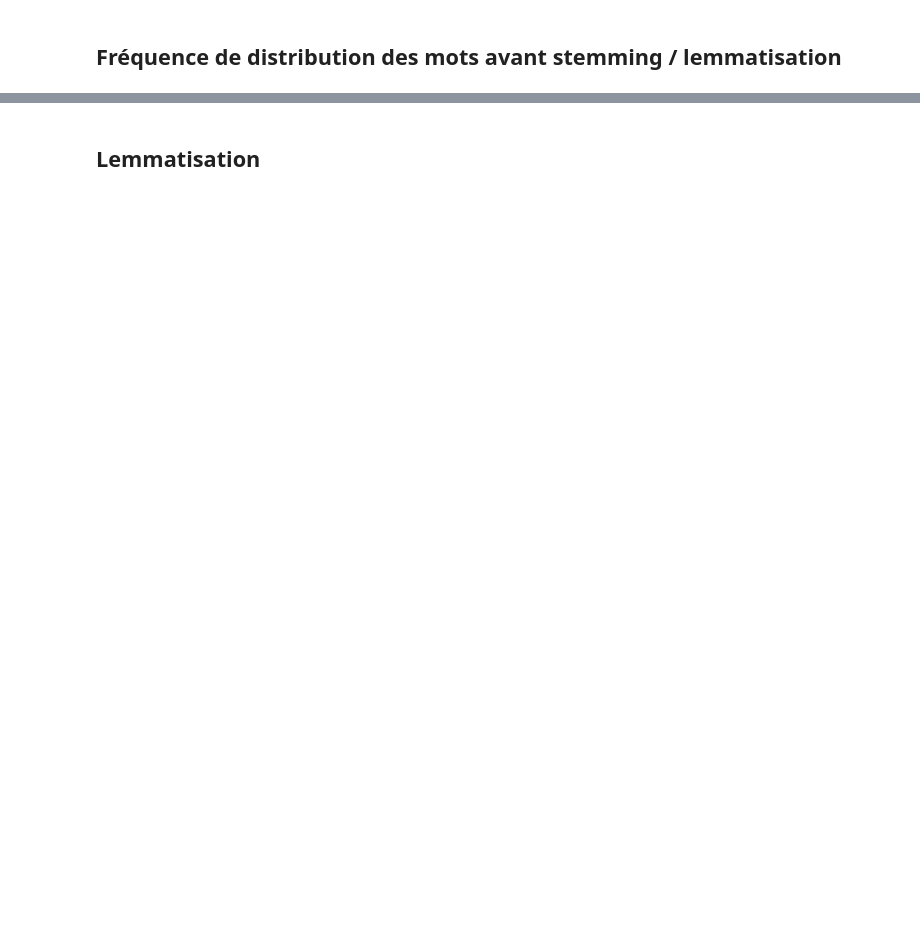
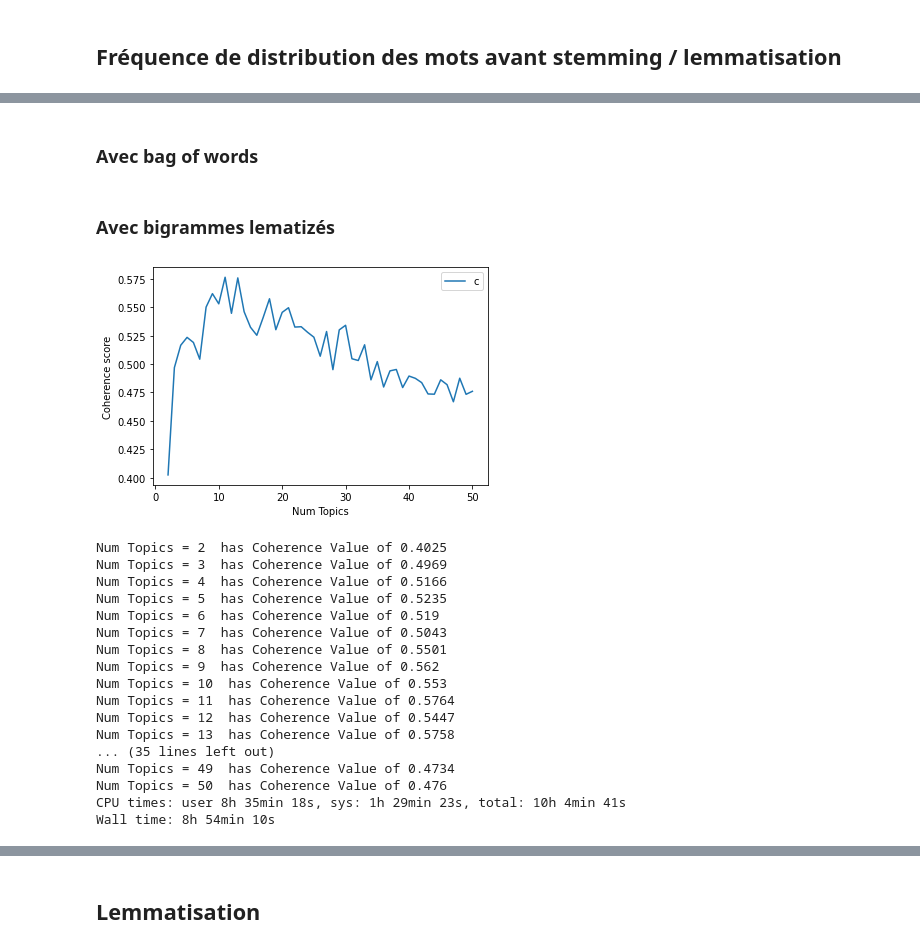
Before and after one commit to cedricsoares/openclassrooms-categoriser-automatiquement-des-questions, a Jupyter notebook: P5_01_notebookexploration.ipynb, the cells around one changed output, grey strips where cells are left out. Drawn from its saved outputs; the diff is of its cells as text; code cells hidden in the pictures; blank space fills up the shorter version.

```diff
--- a/P5_01_notebookexploration.ipynb
+++ b/P5_01_notebookexploration.ipynb
@@ -703,0 +1087,15 @@ word_dist_not_truncated[word_dist_not_truncated["Frequency"]>=1000].shape[0]
+# %% [markdown]
+### Avec bag of words
+# %%
+model_list, coherence_values = compute_coherence_values(mallet=False, dictionary=id2word, corpus=bow_corpus, texts=texts, start=2, limit=51, step=1)
+# %%
+limit=51; start=2; step=1;
+x = range(start, limit, step)
+plt.plot(x, coherence_values)
+plt.xlabel("Num Topics")
+plt.ylabel("Coherence score")
+plt.legend(("coherence_values"), loc='best')
+plt.show()
+
+for m, cv in zip(x, coherence_values):
+    print("Num Topics =", m, " has Coherence Value of", round(cv, 4))
@@ -703,0 +1109,63 @@ word_dist_not_truncated[word_dist_not_truncated["Frequency"]>=1000].shape[0]
+# %% [markdown]
+### Avec bigrammes lematizés
+# %%
+%%time
+import spacy
+nlp = spacy.load('en_core_web_sm',disable=['parser', 'ner'])
+
+data = filtered_data['tokenized_post'].values.tolist()
+
+bigram = gensim.models.Phrases(data, min_count=1000, threshold=100)
+bigram_mod = gensim.models.phrases.Phraser(bigram)
+
+data_bigrams = [bigram_mod[doc] for doc in data]
+
+def make_bigrams(texts):
+    return [bigram_mod[doc] for doc in texts]
+
+def lemmatization(texts, allowed_postags=['NOUN', 'ADJ', 'VERB', 'ADV']):
+    """https://spacy.io/api/annotation"""
+    texts_out = []
+    for sent in texts:
+        doc = nlp(" ".join(sent))
+        texts_out.append([token.lemma_ for token in doc if token.pos_ in allowed_postags])
+    return texts_out
+
+bigrams_data = make_bigrams(data)
+lemmatized_data = lemmatization(bigrams_data, allowed_postags=['NOUN', 'ADJ', 'VERB', 'ADV'])
+
+id2word = corpora.Dictionary(lemmatized_data)
+corpus = [id2word.doc2bow(text) for text in texts]
+bow_corpus = [id2word.doc2bow(text) for text in texts]
+
+model_list, coherence_values = compute_coherence_values(mallet=False, dictionary=id2word, corpus=bow_corpus, texts=lemmatized_data, start=2, limit=51, step=1)
+
+limit=51; start=2; step=1;
+x = range(start, limit, step)
+plt.plot(x, coherence_values)
+plt.xlabel("Num Topics")
+plt.ylabel("Coherence score")
+plt.legend(("coherence_values"), loc='best')
+plt.show()
+
+for m, cv in zip(x, coherence_values):
+    print("Num Topics =", m, " has Coherence Value of", round(cv, 4))
+# %% [output]
+[figure, added]
+Num Topics = 2  has Coherence Value of 0.4025
+Num Topics = 3  has Coherence Value of 0.4969
+Num Topics = 4  has Coherence Value of 0.5166
+Num Topics = 5  has Coherence Value of 0.5235
+Num Topics = 6  has Coherence Value of 0.519
+Num Topics = 7  has Coherence Value of 0.5043
+Num Topics = 8  has Coherence Value of 0.5501
+Num Topics = 9  has Coherence Value of 0.562
+Num Topics = 10  has Coherence Value of 0.553
+Num Topics = 11  has Coherence Value of 0.5764
+Num Topics = 12  has Coherence Value of 0.5447
+Num Topics = 13  has Coherence Value of 0.5758
+... (35 lines left out)
+Num Topics = 49  has Coherence Value of 0.4734
+Num Topics = 50  has Coherence Value of 0.476
+CPU times: user 8h 35min 18s, sys: 1h 29min 23s, total: 10h 4min 41s
+Wall time: 8h 54min 10s
```
Also changed, not shown: parts of 47 cells of this notebook, 1 other file.
